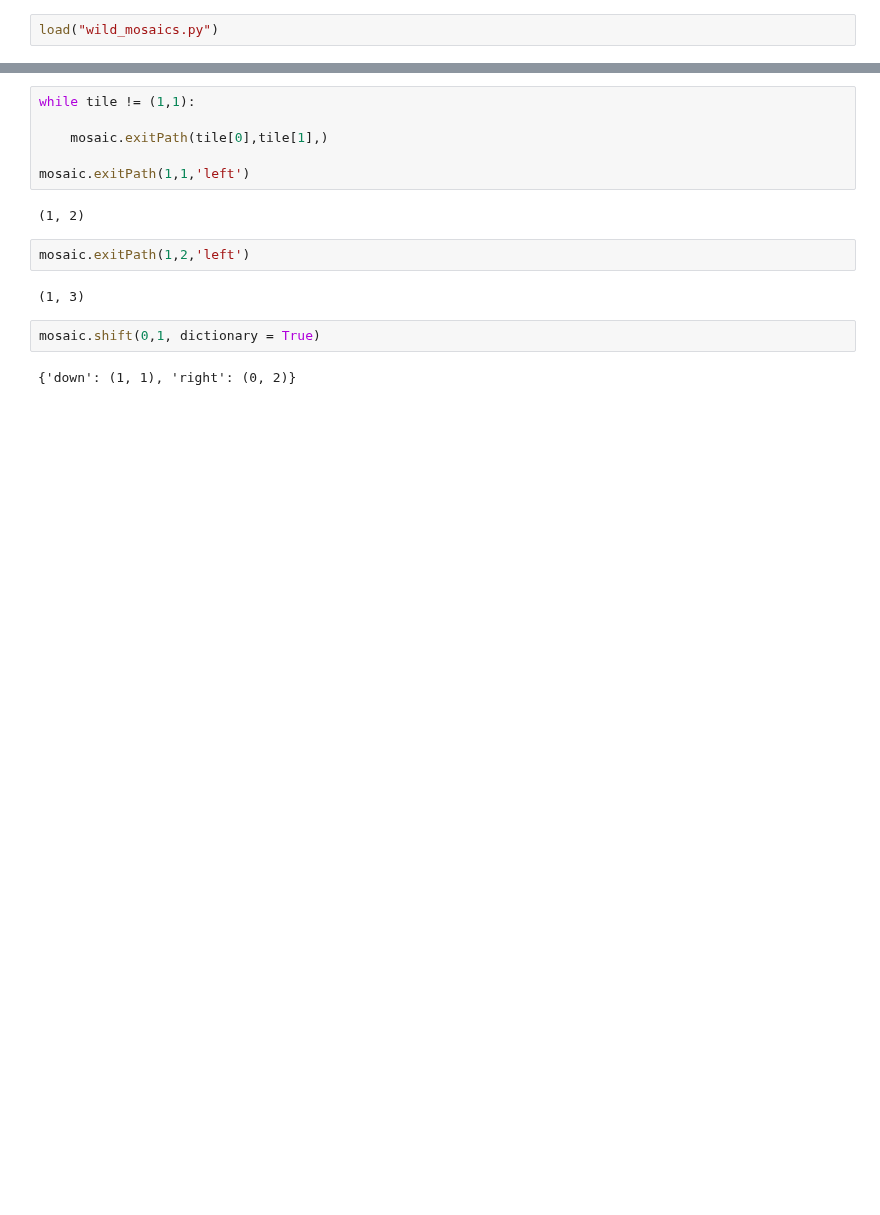
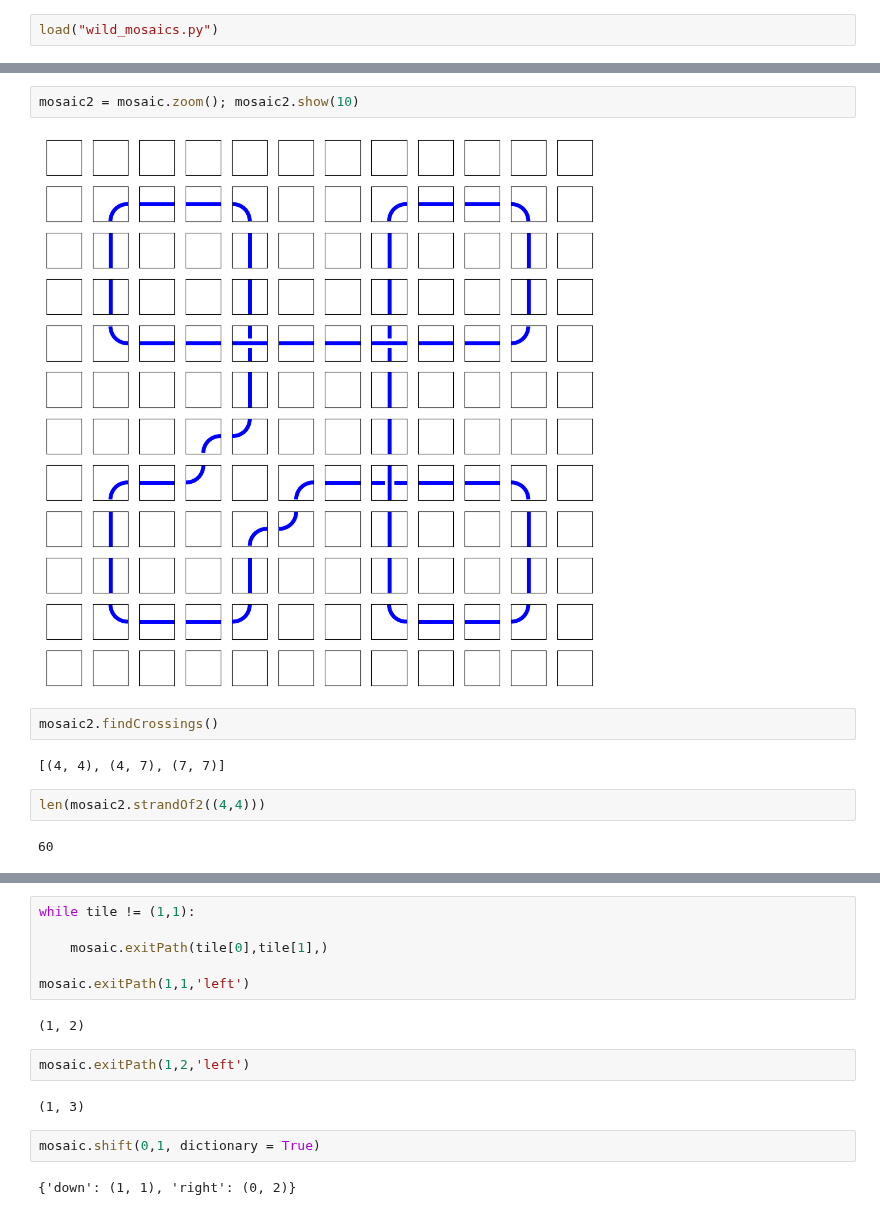
Before and after one commit to andrew-tawfeek/knot_mosaics, a Jupyter notebook: strandOf-hyperbolic.ipynb, the cells around one changed output, grey strips where cells are left out. Cells and saved outputs as stored; diff of their text form; blank space fills up the shorter version.

Commit message:
strandOf2 function, built for hyperbolic/crossing enablement

```diff
--- a/strandOf-hyperbolic.ipynb
+++ b/strandOf-hyperbolic.ipynb
@@ -7,3 +7,15 @@ mosaic = random_mosaic(dimension = 4, num_crossings=3); mosaic.show()
+# %%
+mosaic2 = mosaic.zoom(); mosaic2.show(10)
+# %% [output]
+[figure, added]
+# %%
+mosaic2.findCrossings()
+# %% [output]
+[(4, 4), (4, 7), (7, 7)]
+# %%
+len(mosaic2.strandOf2((4,4)))
+# %% [output]
+60
 # %%
 M = mosaic.matrix(); M
 # %% [output]
```
Also changed, not shown: parts of 6 cells of this notebook, 1 other file.
